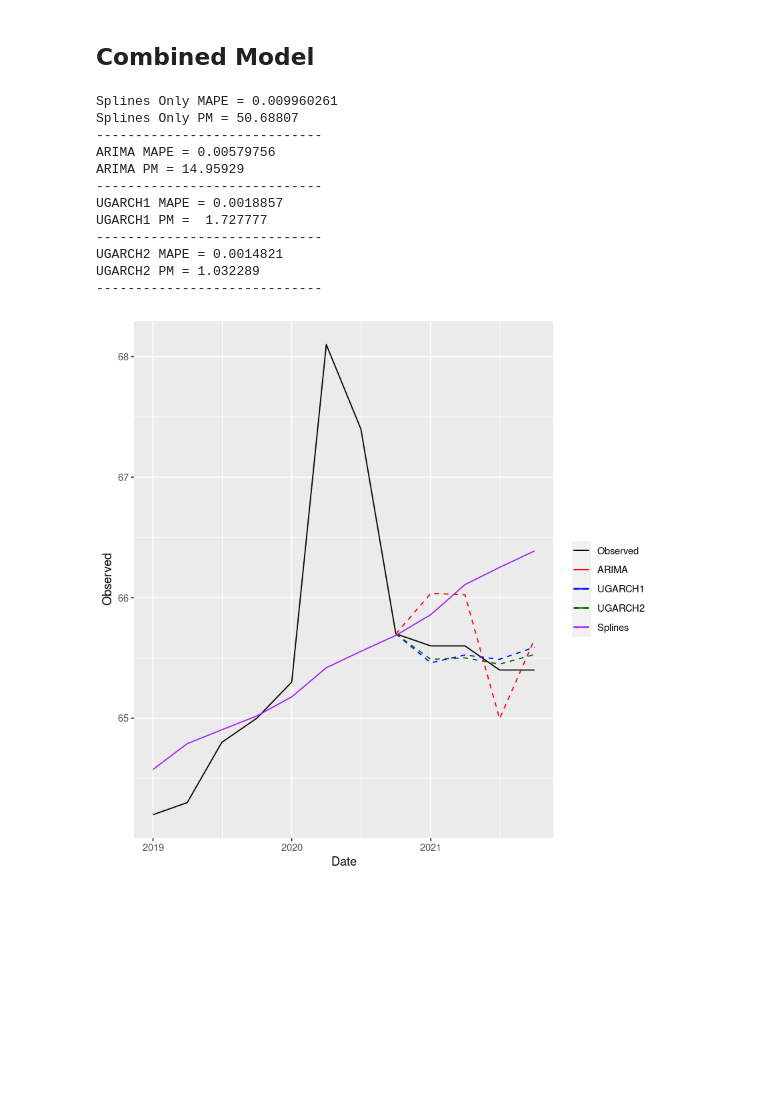
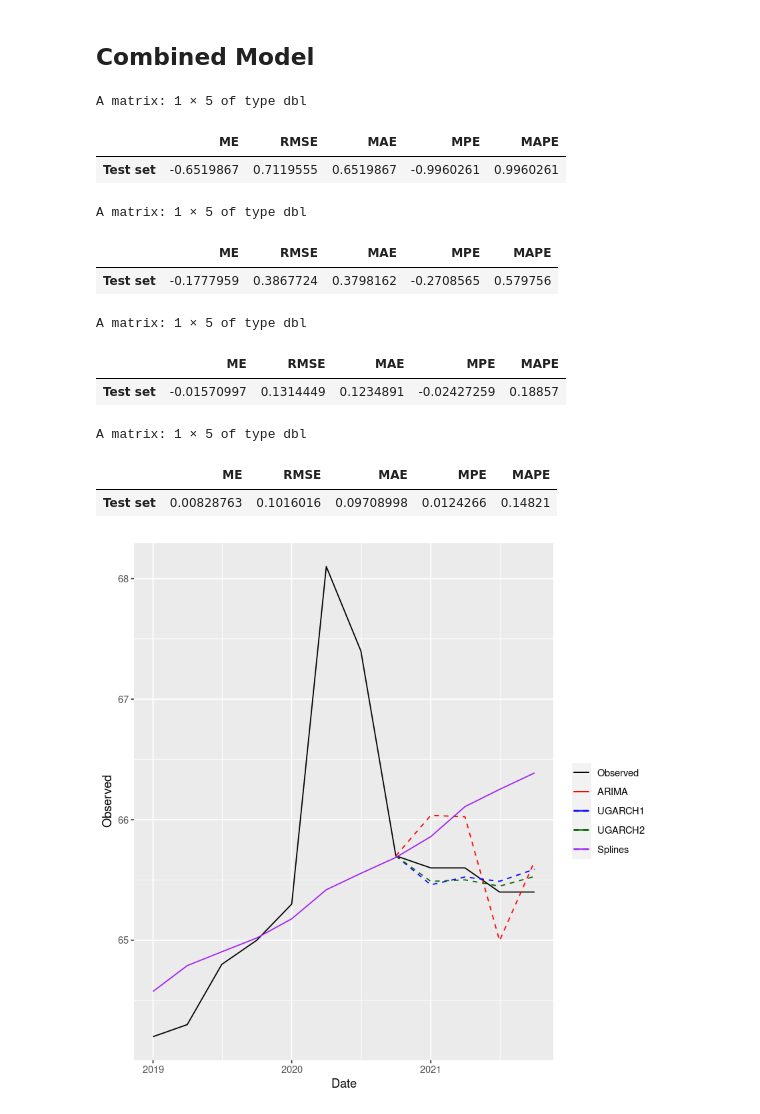
Before and after one commit to mattbbernstein/homeownership-project-f22isye6402-13, a Jupyter notebook: Notebooks/Splines-Cascading.ipynb, the cells around one changed output. Saved outputs shown, nothing was run; the diff lists cells and outputs as text; code cells hidden in the pictures; blank space fills up the shorter version.

```diff
--- a/Notebooks/Splines-Cascading.ipynb
+++ b/Notebooks/Splines-Cascading.ipynb
@@ -198,55 +198,60 @@ A matrix: 1 × 5 of type dbl
 combined_fc <- data.frame(Date = head(homeownership$Date, -test_split),
                           Observed = head(homeownership$Value, -test_split),
                           ARIMA = rep(NA, nrow(train)),
                           UGARCH1 = rep(NA, nrow(train)),
                           UGARCH2 = rep(NA, nrow(train)))
 combined_fc$ARIMA[nrow(combined_fc)] <- combined_fc$Observed[nrow(combined_fc)]
 combined_fc$UGARCH1[nrow(combined_fc)] <- combined_fc$Observed[nrow(combined_fc)]
 combined_fc$UGARCH2[nrow(combined_fc)] <- combined_fc$Observed[nrow(combined_fc)]
 
 splines_predict <- fitted(splines_model) %>% tail(test_split)
 tmp <- data.frame(Date = tail(homeownership$Date, test_split),
                   Observed = tail(homeownership$Value, test_split),
                   ARIMA = tail(arima_fc$data$Forecast, test_split) + splines_predict,
                   UGARCH1 = tail(ugarch1_fc$data$Forecast, test_split) + splines_predict,
                   UGARCH2 = tail(ugarch2_fc$data$Forecast, test_split) + splines_predict)
 combined_fc <- combined_fc %>% rbind(tmp)
 combined_fc <- cbind(combined_fc, Splines = fitted(splines_model))
 
 combined_fc %>% tail(12) %>% ggplot() +
   geom_line(aes(x = Date, y = Observed, color = "Observed")) +
   geom_line(aes(x = Date, y = ARIMA, color = "ARIMA"), linetype = "dashed") +
   geom_line(aes(x = Date, y = UGARCH1, color = "UGARCH1"), linetype = "dashed") +
   geom_line(aes(x = Date, y = UGARCH2, color = "UGARCH2"), linetype = "dashed") +
   geom_line(aes(x = Date, y = Splines, color = "Splines")) +
   scale_color_manual("", values = c("Observed" = "black", "ARIMA" = "red",
                                     "UGARCH1" = "blue", "UGARCH2" = "darkgreen",
                                     "Splines" = "purple"))
 
 fc_only <- tail(combined_fc, test_split)
-cat("Splines Only MAPE =", mape(fc_only$Observed, fc_only$Splines), "\n")
-cat("Splines Only PM =", prec_measure(fc_only$Observed, fc_only$Splines),
-    "\n-----------------------------\n")
-cat("ARIMA MAPE =", mape(fc_only$Observed, fc_only$ARIMA), "\n")
-cat("ARIMA PM =", prec_measure(fc_only$Observed, fc_only$ARIMA),
-    "\n-----------------------------\n")
-cat("UGARCH1 MAPE =", mape(fc_only$Observed, fc_only$UGARCH1), "\n")
-cat("UGARCH1 PM = ", prec_measure(fc_only$Observed, fc_only$UGARCH1),
-    "\n-----------------------------\n")
-cat("UGARCH2 MAPE =", mape(fc_only$Observed, fc_only$UGARCH2), "\n")
-cat("UGARCH2 PM =", prec_measure(fc_only$Observed, fc_only$UGARCH2),
-    "\n-----------------------------\n")
+# cat("Splines Only MAPE =", mape(fc_only$Observed, fc_only$Splines), "\n")
+# cat("Splines Only PM =", prec_measure(fc_only$Observed, fc_only$Splines),
+#     "\n-----------------------------\n")
+# cat("ARIMA MAPE =", mape(fc_only$Observed, fc_only$ARIMA), "\n")
+# cat("ARIMA PM =", prec_measure(fc_only$Observed, fc_only$ARIMA),
+#     "\n-----------------------------\n")
+# cat("UGARCH1 MAPE =", mape(fc_only$Observed, fc_only$UGARCH1), "\n")
+# cat("UGARCH1 PM = ", prec_measure(fc_only$Observed, fc_only$UGARCH1),
+#     "\n-----------------------------\n")
+# cat("UGARCH2 MAPE =", mape(fc_only$Observed, fc_only$UGARCH2), "\n")
+# cat("UGARCH2 PM =", prec_measure(fc_only$Observed, fc_only$UGARCH2),
+#     "\n-----------------------------\n")
+
+accuracy(fc_only$Splines, x = fc_only$Observed)
+accuracy(fc_only$ARIMA, x = fc_only$Observed)
+accuracy(fc_only$UGARCH1, x = fc_only$Observed)
+accuracy(fc_only$UGARCH2, x = fc_only$Observed)
 # %% [output]
-Splines Only MAPE = 0.009960261
-Splines Only PM = 50.68807
------------------------------
-ARIMA MAPE = 0.00579756
-ARIMA PM = 14.95929
------------------------------
-UGARCH1 MAPE = 0.0018857
-UGARCH1 PM =  1.727777
------------------------------
-UGARCH2 MAPE = 0.0014821
-UGARCH2 PM = 1.032289
------------------------------
+A matrix: 1 × 5 of type dbl
+|  | ME | RMSE | MAE | MPE | MAPE |
+| Test set | -0.6519867 | 0.7119555 | 0.6519867 | -0.9960261 | 0.9960261 |
+A matrix: 1 × 5 of type dbl
+|  | ME | RMSE | MAE | MPE | MAPE |
+| Test set | -0.1777959 | 0.3867724 | 0.3798162 | -0.2708565 | 0.579756 |
+A matrix: 1 × 5 of type dbl
+|  | ME | RMSE | MAE | MPE | MAPE |
+| Test set | -0.01570997 | 0.1314449 | 0.1234891 | -0.02427259 | 0.18857 |
+A matrix: 1 × 5 of type dbl
+|  | ME | RMSE | MAE | MPE | MAPE |
+| Test set | 0.00828763 | 0.1016016 | 0.09708998 | 0.0124266 | 0.14821 |
 [figure]
```
Also changed, not shown: 3 other files.
